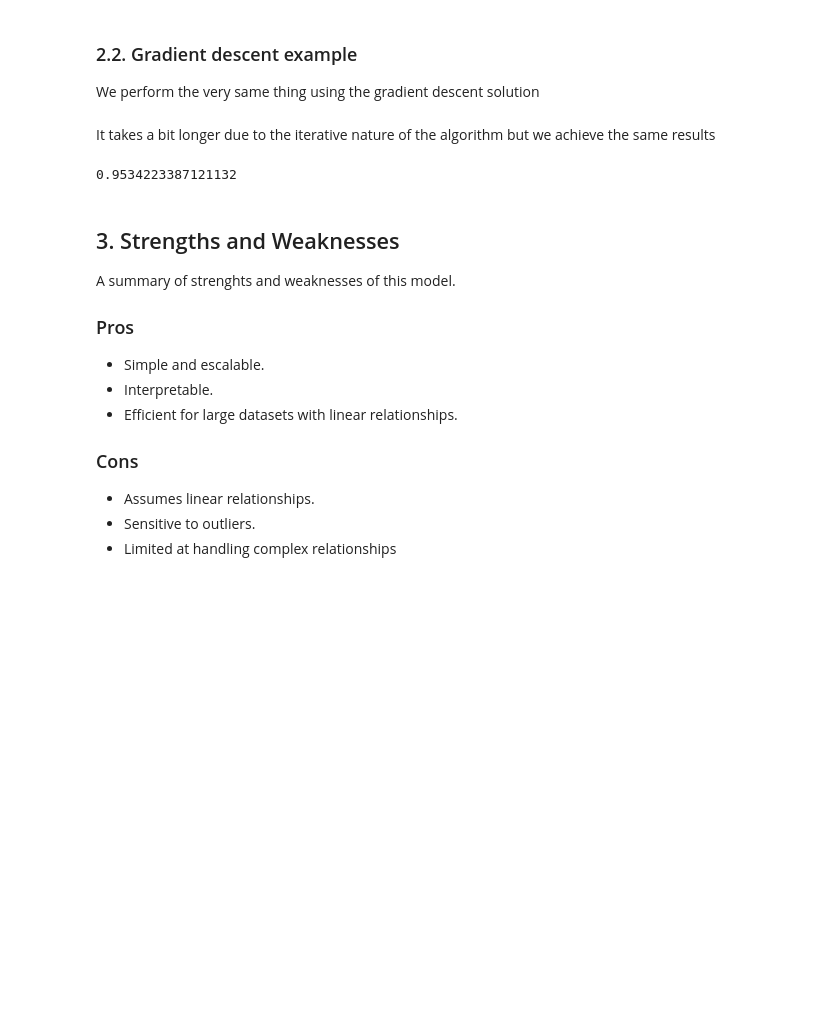
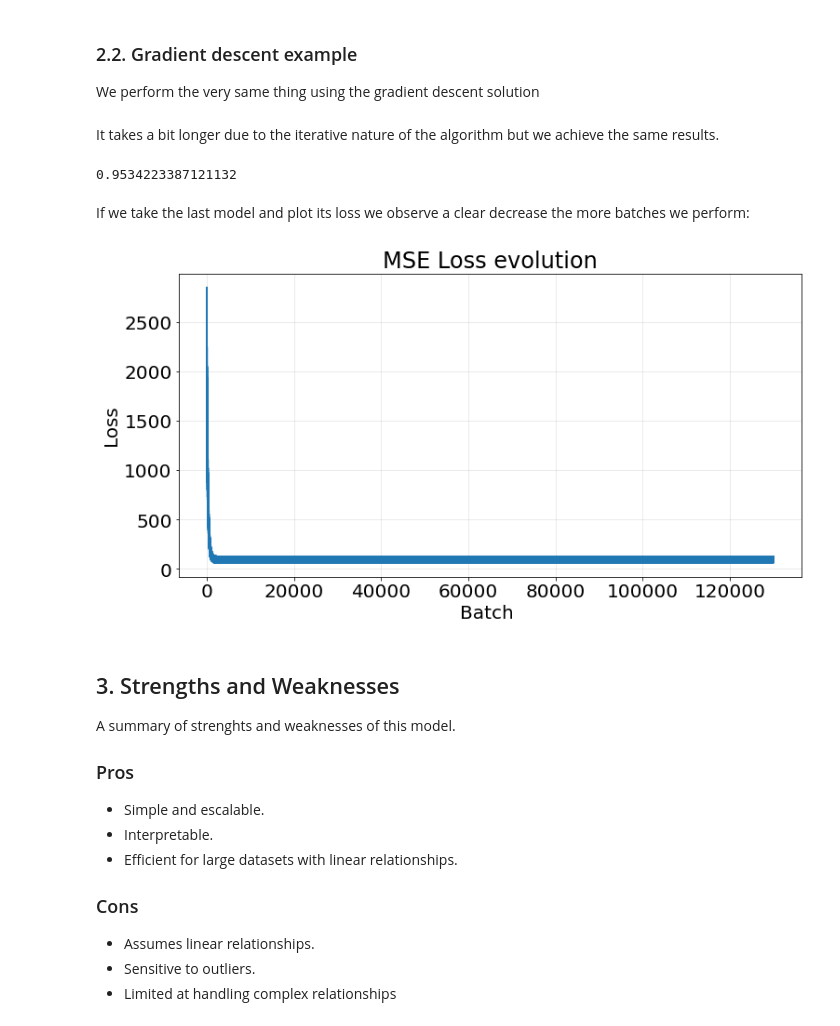
Before and after one commit to Xylambda/qblog, a Jupyter notebook: posts/17_08_2024_ml_notes_3.ipynb, the cells around one changed output. Drawn from its saved outputs; the diff is of its cells as text; code cells hidden in the pictures; blank space fills up the shorter version.

```diff
--- a/posts/17_08_2024_ml_notes_3.ipynb
+++ b/posts/17_08_2024_ml_notes_3.ipynb
@@ -272,11 +272,24 @@ for train_idx, test_idx in kf.split(X):
     score = r2_score(y_true=y_test, y_pred=y_pred)
     r2_scores.append(score)
 # %% [markdown]
-It takes a bit longer due to the iterative nature of the algorithm but we achieve the same results
+It takes a bit longer due to the iterative nature of the algorithm but we achieve the same results.
 # %%
 np.array(r2_scores).mean()
 # %% [output]
 0.9534223387121132
+# %% [markdown]
+If we take the last model and plot its loss we observe a clear decrease the more batches we perform:
+# %%
+fig, ax = plt.subplots(1, 1, figsize=(12, 6))
+ax.plot(model.loss)
+ax.grid(True, alpha=.3)
+
+ax.set_title("MSE Loss evolution", fontsize=24)
+ax.set_xlabel("Batch ", fontsize=20)
+ax.set_ylabel("Loss", fontsize=20)
+ax.tick_params(labelsize=20)
+# %% [output]
+[figure, added]
 # %% [markdown]
 ## 3. Strengths and Weaknesses
 
```
